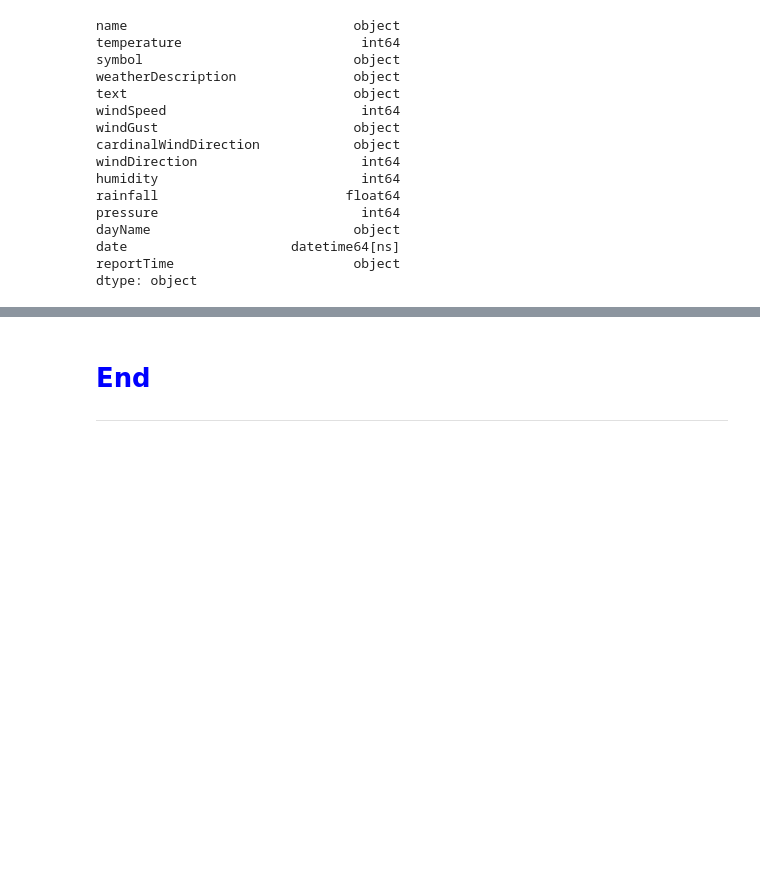
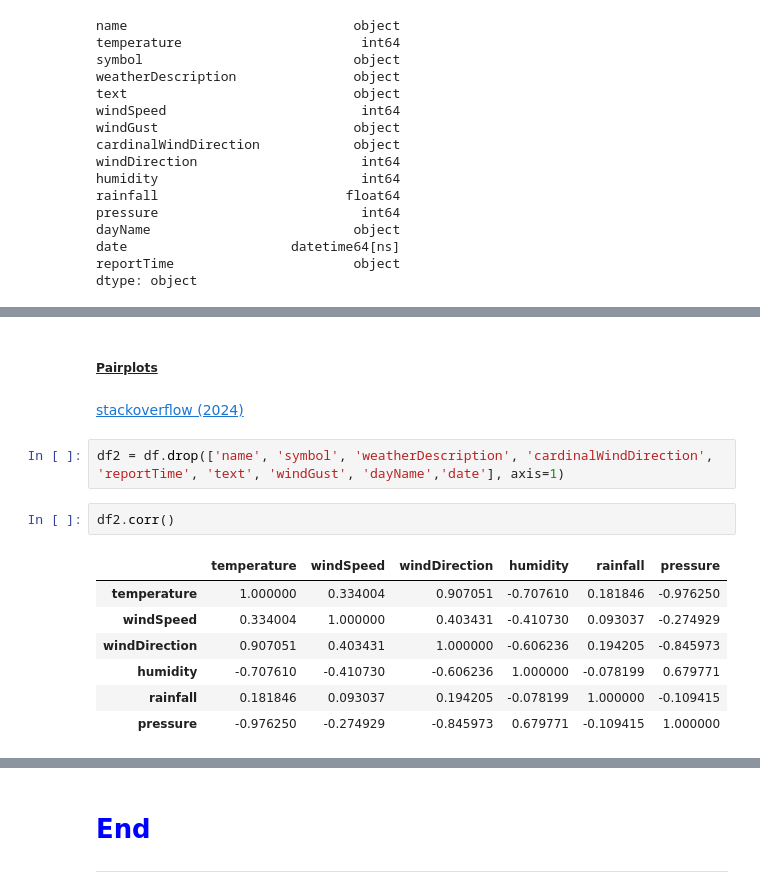
Before and after one commit to OCorry/computer_infrastructure_2024, a Jupyter notebook: weather.ipynb, the cells around one changed output, grey strips where cells are left out. Drawn from its saved outputs; the diff is of its cells as text; blank space fills up the shorter version.

Commit message:
added more content to task 9: pandas

```diff
--- a/weather.ipynb
+++ b/weather.ipynb
@@ -453,3 +537,19 @@ Text(0, 0.5, 'Number of Admissions')
+# %% [markdown]
+##### <ins>Pairplots</ins>
+# %% [markdown]
+[stackoverflow (2024)](https://stackoverflow.com/questions/13411544/delete-a-column-from-a-pandas-dataframe)
+# %%
+df2 = df.drop(['name', 'symbol', 'weatherDescription', 'cardinalWindDirection', 'reportTime', 'text', 'windGust', 'dayName','date'], axis=1)
+# %%
+df2.corr()
+# %% [output]
+|  | temperature | windSpeed | windDirection | humidity | rainfall | pressure |
+| temperature | 1.000000 | 0.334004 | 0.907051 | -0.707610 | 0.181846 | -0.976250 |
+| windSpeed | 0.334004 | 1.000000 | 0.403431 | -0.410730 | 0.093037 | -0.274929 |
+| windDirection | 0.907051 | 0.403431 | 1.000000 | -0.606236 | 0.194205 | -0.845973 |
+| humidity | -0.707610 | -0.410730 | -0.606236 | 1.000000 | -0.078199 | 0.679771 |
+| rainfall | 0.181846 | 0.093037 | 0.194205 | -0.078199 | 1.000000 | -0.109415 |
+| pressure | -0.976250 | -0.274929 | -0.845973 | 0.679771 | -0.109415 | 1.000000 |
 # %% [markdown]
 ## <span style="color:blue">References</span>
 ***
```
Also changed, not shown: parts of 15 cells of this notebook.
